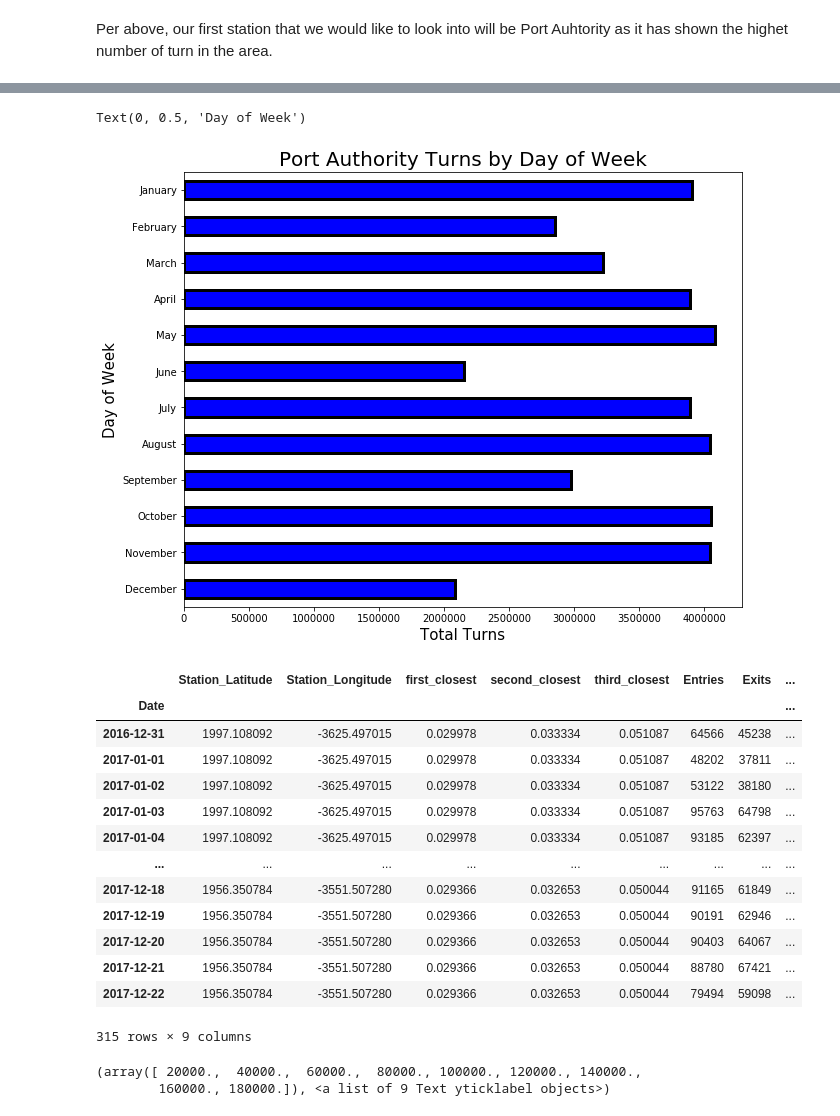
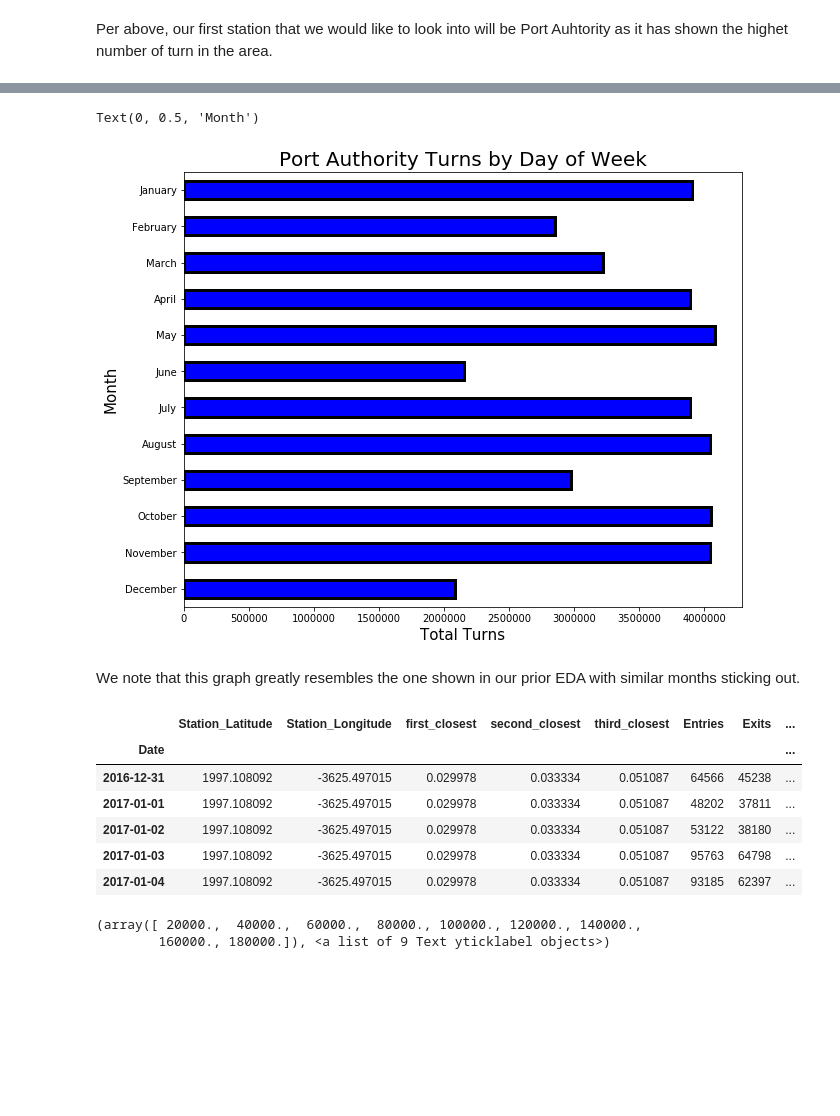
Before and after one commit to gsrankel/Capstone, a Jupyter notebook: Modeling.ipynb, the cells around one changed output, grey strips where cells are left out. Saved outputs shown, nothing was run; the diff lists cells and outputs as text; code cells hidden in the pictures; blank space fills up the shorter version.

```diff
--- a/Modeling.ipynb
+++ b/Modeling.ipynb
@@ -916,17 +914,19 @@ port = df[df['Station'] == '42 ST-PORT AUTH']
 # %%
 plt.figure(figsize=(10, 8))
 port.groupby('month')['total_turns'].sum()[reversed(months)].plot(kind = 'barh', colors = 'blue', edgecolor='black',
                                                                linewidth='3')
 plt.title('Port Authority Turns by Day of Week', fontsize = 20)
 plt.xlabel('Total Turns', fontsize = 15)
-plt.ylabel('Day of Week', fontsize = 15)
+plt.ylabel('Month', fontsize = 15)
 # %% [output]
-Text(0, 0.5, 'Day of Week')
+Text(0, 0.5, 'Month')
-[figure, old version]
+[figure, new version]
+# %% [markdown]
+We note that this graph greatly resembles the one shown in our prior EDA with similar months sticking out.
 # %%
 port1 = df.loc[df['Station'] == '42 ST-PORT AUTH',:].groupby('Date').sum()
 # %%
-port1
+port1.head()
 # %% [output]
 |  | Station_Latitude | Station_Longitude | first_closest | second_closest | third_closest | Entries | Exits | ... |
 | Date |  |  |  |  |  |  |  | ... |
@@ -935,13 +935,6 @@ port1
 | 2017-01-02 | 1997.108092 | -3625.497015 | 0.029978 | 0.033334 | 0.051087 | 53122 | 38180 | ... |
 | 2017-01-03 | 1997.108092 | -3625.497015 | 0.029978 | 0.033334 | 0.051087 | 95763 | 64798 | ... |
 | 2017-01-04 | 1997.108092 | -3625.497015 | 0.029978 | 0.033334 | 0.051087 | 93185 | 62397 | ... |
-| ... | ... | ... | ... | ... | ... | ... | ... | ... |
-| 2017-12-18 | 1956.350784 | -3551.507280 | 0.029366 | 0.032653 | 0.050044 | 91165 | 61849 | ... |
-| 2017-12-19 | 1956.350784 | -3551.507280 | 0.029366 | 0.032653 | 0.050044 | 90191 | 62946 | ... |
-| 2017-12-20 | 1956.350784 | -3551.507280 | 0.029366 | 0.032653 | 0.050044 | 90403 | 64067 | ... |
-| 2017-12-21 | 1956.350784 | -3551.507280 | 0.029366 | 0.032653 | 0.050044 | 88780 | 67421 | ... |
-| 2017-12-22 | 1956.350784 | -3551.507280 | 0.029366 | 0.032653 | 0.050044 | 79494 | 59098 | ... |
-315 rows × 9 columns
 # %%
 plt.figure(figsize=(16,8))
 port1['total_turns'].plot(color = 'blue', legend = True)
```
Also changed, not shown: parts of 14 cells of this notebook, 2 other files.
